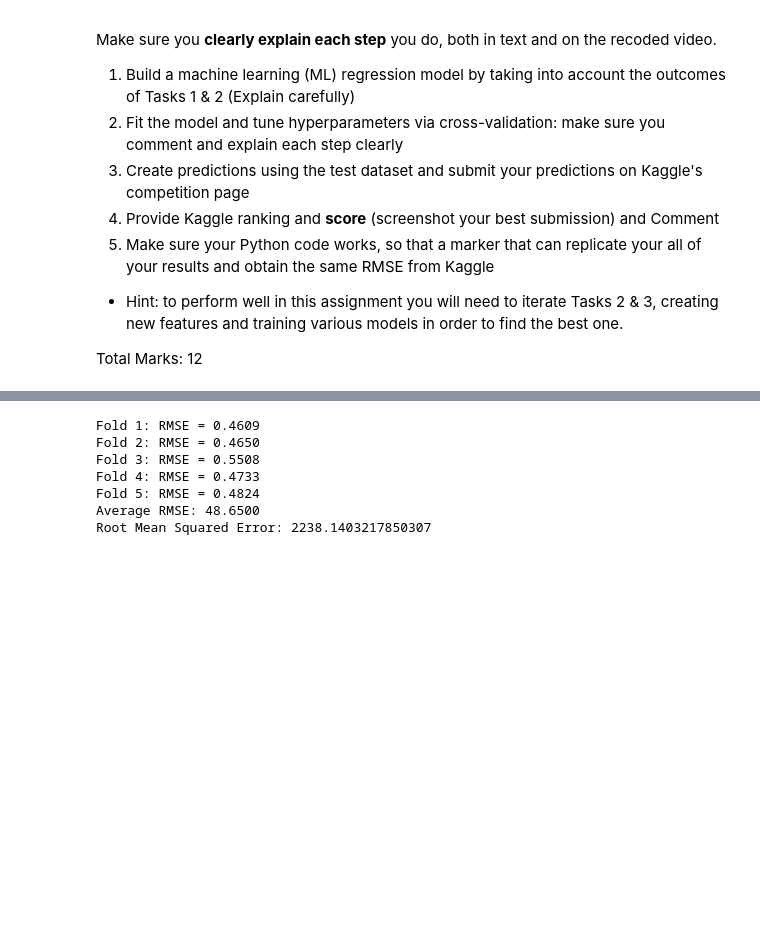
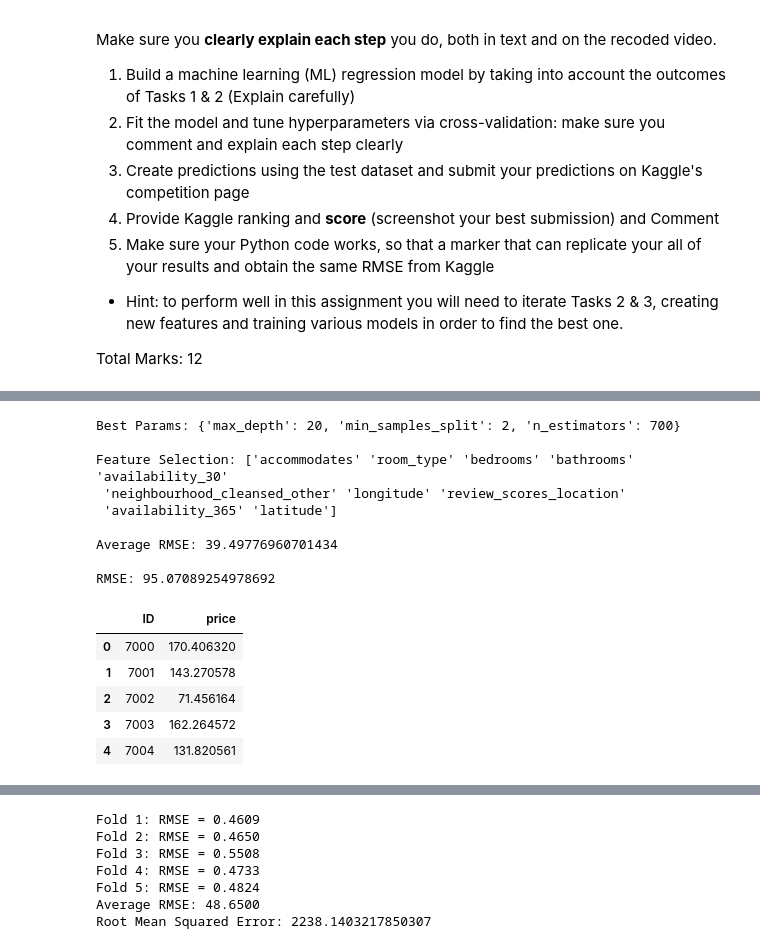
Before and after one commit to busa-8001-mq/assignment, a Jupyter notebook: Final_v1_busa8001_superhosts.ipynb, the cells around one changed output, grey strips where cells are left out. Cells and saved outputs as stored; diff of their text form; code cells hidden in the pictures; blank space fills up the shorter version.

```diff
--- a/Final_v1_busa8001_superhosts.ipynb
+++ b/Final_v1_busa8001_superhosts.ipynb
@@ -597,0 +774,68 @@ def find_outliers(newDF: pd.DataFrame) -> pd.DataFrame:
+# %%
+## Model 2
+
+## RandomForestRegressor - Outliers removed
+
+df_train = df6[:7000]
+
+price_outlier = get_outliers(df_train['price'])
+df_train = df_train[~df_train['price'].isin(price_outlier['Outlier'].values)]
+df_train.reset_index(drop=True, inplace=True)
+
+df_test = df6[7000:]
+
+columns_to_drop = ['price', 'log_price']
+
+features = df_train.drop(columns=columns_to_drop).columns
+
+y_train = df_train['log_price'].values
+
+X_train = df_train.drop(columns=columns_to_drop).values
+
+model = RandomForestRegressor
+model_param = RandomForestRegressor(random_state=42)
+
+param_grid = {
+    'n_estimators': [100,200,500,700],
+    'max_depth': [None,2,5,10,20],
+    'min_samples_split': [2,5,10]
+}
+
+best_score, best_params, feature_importance = get_params(model_param, features, X_train, y_train, param_grid)
+
+print('Best Params:', best_params, '\n')
+
+n_features = 10
+feature_selection  = feature_importance['Feature'].head(n_features).values
+
+print('Feature Selection:', feature_selection, '\n')
+
+X_train = df_train[feature_selection].values
+
+X_test =  df_test[feature_selection].values
+
+average_rmse, rmse, y_pred = model_fit_pred(model, X_train, y_train, X_test, best_params)
+
+print('Average RMSE:', average_rmse, '\n')
+print('RMSE:', rmse)
+
+test_id = np.arange(7000, 10000, 1)
+pred = pd.DataFrame({"ID":test_id, "price": np.exp(y_pred)})
+pred.to_csv("pricepredictions2.csv", index=False, header=True)
+pred.head(5)
+# %% [output]
+Best Params: {'max_depth': 20, 'min_samples_split': 2, 'n_estimators': 700}
+
+Feature Selection: ['accommodates' 'room_type' 'bedrooms' 'bathrooms' 'availability_30'
+ 'neighbourhood_cleansed_other' 'longitude' 'review_scores_location'
+ 'availability_365' 'latitude']
+
+Average RMSE: 39.49776960701434
+
+RMSE: 95.07089254978692
+|  | ID | price |
+| 0 | 7000 | 170.406320 |
+| 1 | 7001 | 143.270578 |
+| 2 | 7002 | 71.456164 |
+| 3 | 7003 | 162.264572 |
+| 4 | 7004 | 131.820561 |
```
Also changed, not shown: parts of 10 cells of this notebook.
